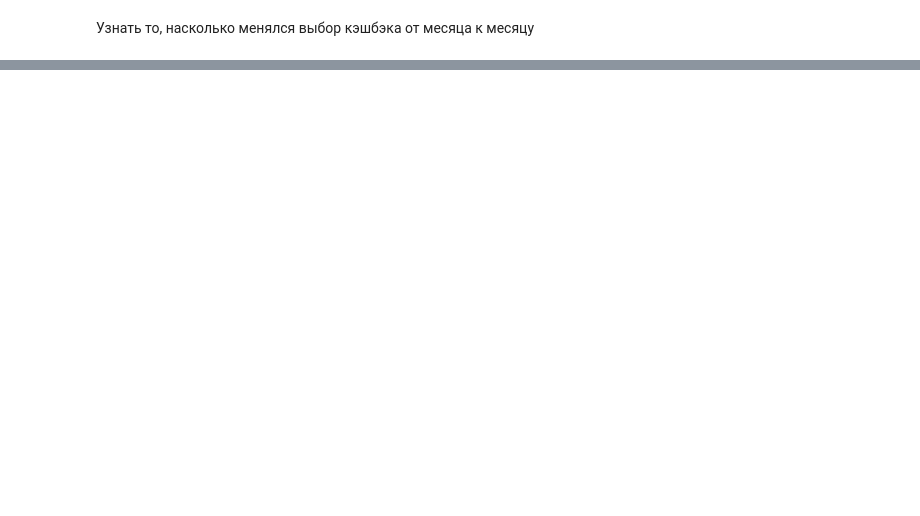
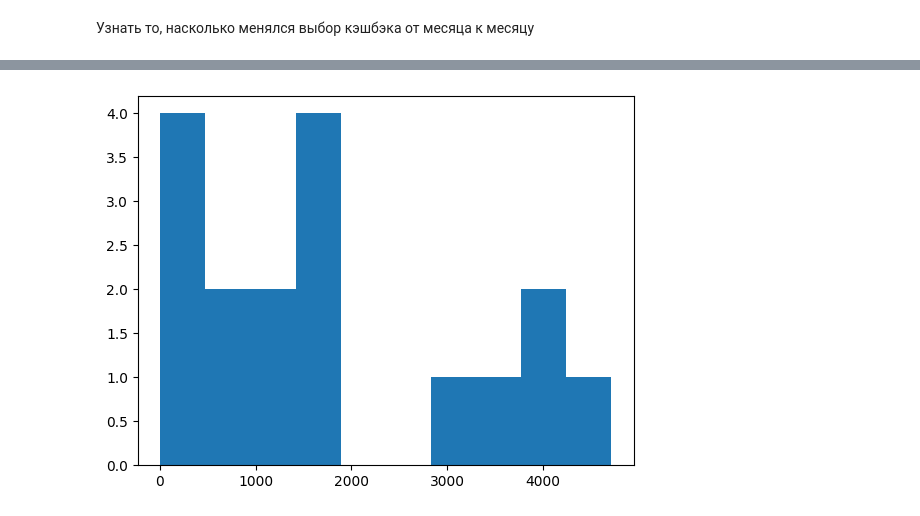
Before and after one commit to Cheshuyka/DANO, a Jupyter notebook: preprocessing.ipynb, the cells around one changed output, grey strips where cells are left out. Drawn from its saved outputs; the diff is of its cells as text; code cells hidden in the pictures; blank space fills up the shorter version.

```diff
--- a/preprocessing.ipynb
+++ b/preprocessing.ipynb
@@ -199,0 +142,4 @@ act_rent_car: 85
+# %%
+actCols = df1.columns
+data = []
+data1 = []
@@ -199,0 +155,5 @@ act_rent_car: 85
+# %%
+for i in range(17):
+  data.append(df1.iloc[:, i].loc[(2 <= df1.iloc[:, i]) & (df1.iloc[:, i] <= 4)].count())
+  data1.append(df1.iloc[:, i].loc[(2 <= df1.iloc[:, i]) & (df1.iloc[:, i] <= 4)].index)
+data1
@@ -199,0 +178,10 @@ act_rent_car: 85
+# %%
+actSer = pd.Series(data, index=actCols)
+actSer.sort_values(ascending=False, inplace=True)
+# %%
+actSer = actSer.to_frame()
+# %%
+plt.hist(actSer)
+plt.show()
+# %% [output]
+[figure, added]
```
Also changed, not shown: parts of 30 cells of this notebook.
